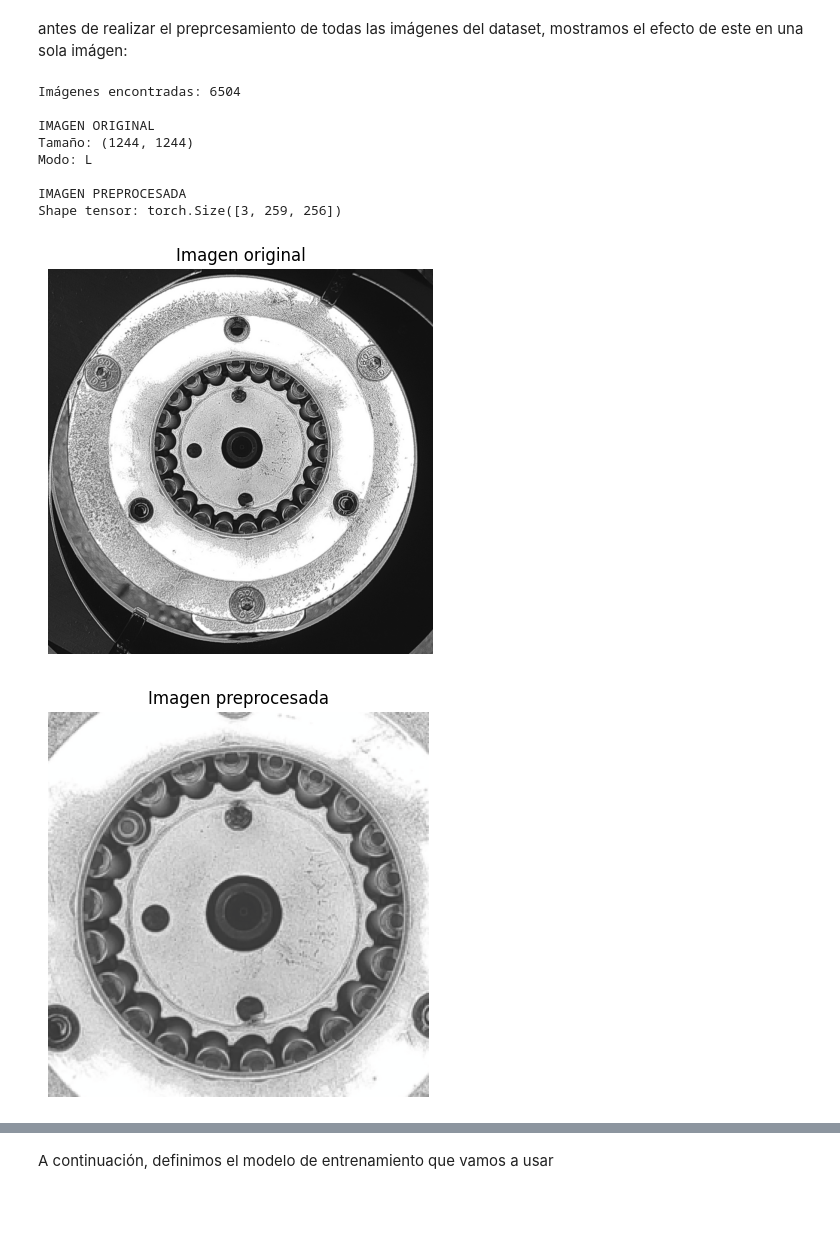
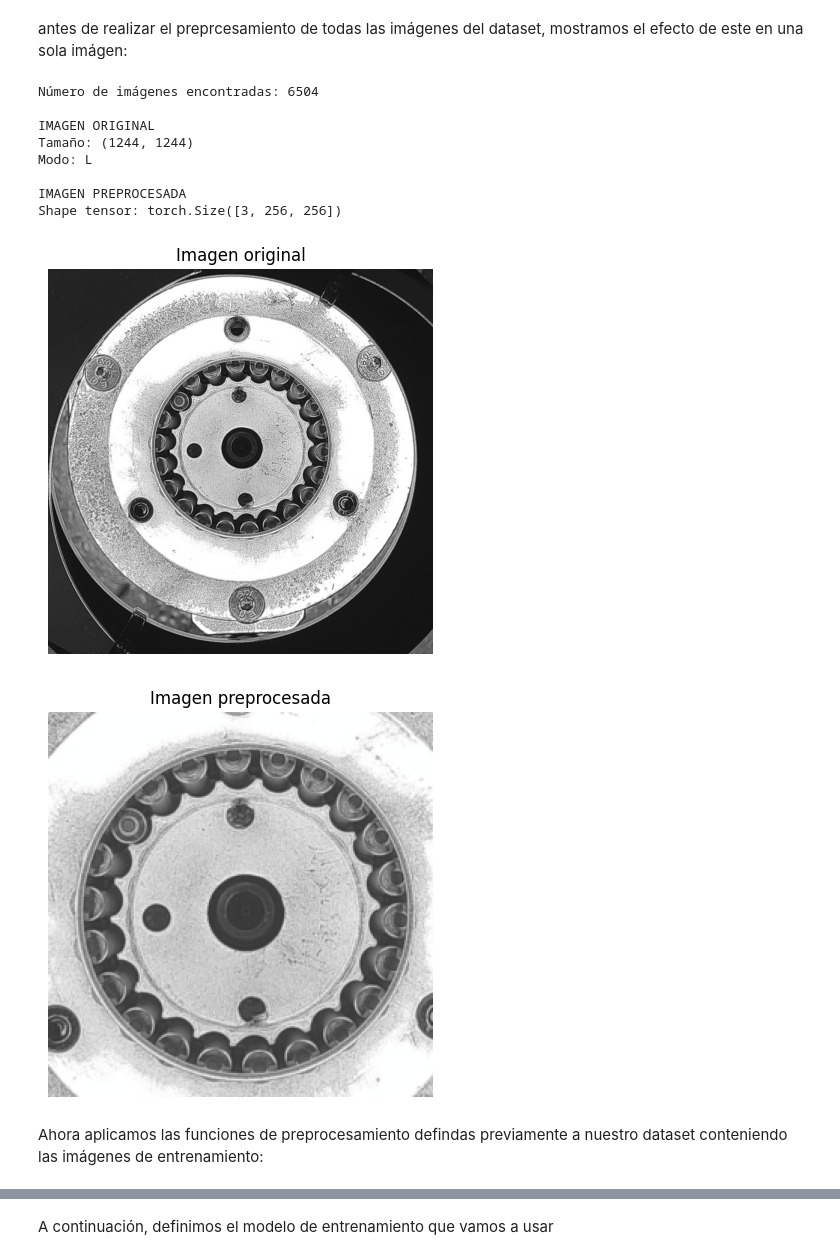
Before and after one commit to nereaalonsomolinero/Bearing_Anomaly_Detection, a Jupyter notebook: main.ipynb, the cells around one changed output, grey strips where cells are left out. Cells and saved outputs as stored; diff of their text form; code cells hidden in the pictures; blank space fills up the shorter version.

```diff
--- a/main.ipynb
+++ b/main.ipynb
@@ -45,22 +45,25 @@ Mounted at /content/drive
 ##PREPROCESAMIENTO:
 Empezamos definiendo la clase encargada de hacer el preprocesamiento de las imágenes:
 # %%
-class BearingDataset(Dataset):
+class Preprocessing(Dataset):
     def __init__(self, root_dir, image_size=256):
         self.root_dir = Path(root_dir)
         self.image_size = image_size
 
+
         self.transform = transforms.Compose([
-            transforms.Resize(image_size),
+            transforms.Resize(256),
+            transforms.CenterCrop(256),
             transforms.ToTensor(),
             transforms.Normalize(
                 mean=[0.485, 0.456, 0.406],
                 std=[0.229, 0.224, 0.225]
             )
-        ])
+        ])#Normalizamos siguiendo los mismos criterios que en el dataset ImageNet
 
         self.image_paths = list(self.root_dir.glob("*.jpg"))
-        print("Imágenes encontradas:", len(self.image_paths))
+
+        print("Número de imágenes encontradas:", len(self.image_paths))
 
         if len(self.image_paths) == 0:
             raise ValueError(f"No se encontraron imágenes en {self.root_dir}")
@@ -69,21 +72,24 @@ class BearingDataset(Dataset):
         return len(self.image_paths)
 
     def __getitem__(self, idx):
-        path = self.image_paths[idx]
-        image = Image.open(path).convert("RGB")
-        image = image.crop((285, 225, 950, 900))  # crop específico de tu dominio
+        image_path = self.image_paths[idx]
+        image = Image.open(image_path).convert("RGB")
+
+        #recortamos la imágen como nos interesa para quedarnos solo con la parte que vamos a estudiar
+        image = image.crop((285, 225, 950, 900))
         image = self.transform(image)
-        return image, str(path)
+        return image, str(image_path)
 # %% [markdown]
 antes de realizar el preprcesamiento de todas las imágenes del dataset, mostramos el efecto de este en una sola imágen:
 # %%
 INPUT_DIR = "/content/drive/MyDrive/datasets/Train_bearing_images"
 OUTPUT_DIR = "/content/drive/MyDrive/datasets/TrainBearingPreprocess"
 
-dataset = BearingDataset(root_dir=INPUT_DIR, image_size=256)
+dataset = Preprocessing(root_dir=INPUT_DIR, image_size=256)
+
 
 #para hacer una idea de cómo funciona el preprocesamiento mostramoso una imagen del dataset antes y despues
-raw_path = dataset.image_paths[10]
+raw_path = dataset.image_paths[0]
 raw_image = Image.open(raw_path)
 
 print("\nIMAGEN ORIGINAL")
@@ -93,34 +99,36 @@ print("Modo:", raw_image.mode)
 plt.figure(figsize=(5,5))
 plt.imshow(raw_image, cmap='gray')
 plt.title("Imagen original")
 plt.axis("off")
 
 processed_image, path = dataset[0]
 
 print("\nIMAGEN PREPROCESADA")
 print("Shape tensor:", processed_image.shape)
 
-# Revertimos la nomaliazcion del tensor para poder mostrar la imagen
+# Desnormalizar inline (sin función)
 img = processed_image.numpy().transpose((1, 2, 0))
 mean = np.array([0.485, 0.456, 0.406])
 std = np.array([0.229, 0.224, 0.225])
 img = std * img + mean
 img = np.clip(img, 0, 1)
 
 plt.figure(figsize=(5,5))
 plt.imshow(img)
 plt.title("Imagen preprocesada")
 plt.axis("off")
 
 plt.show()
 # %% [output]
-Imágenes encontradas: 6504
+Número de imágenes encontradas: 6504
 
 IMAGEN ORIGINAL
 Tamaño: (1244, 1244)
 Modo: L
 
 IMAGEN PREPROCESADA
-Shape tensor: torch.Size([3, 259, 256])
+Shape tensor: torch.Size([3, 256, 256])
 [figure]
-[figure, old version]
+[figure, new version]
+# %% [markdown]
+Ahora aplicamos las funciones de preprocesamiento defindas previamente a nuestro dataset conteniendo las imágenes de entrenamiento:
```
Also changed, not shown: parts of 40 cells of this notebook.
